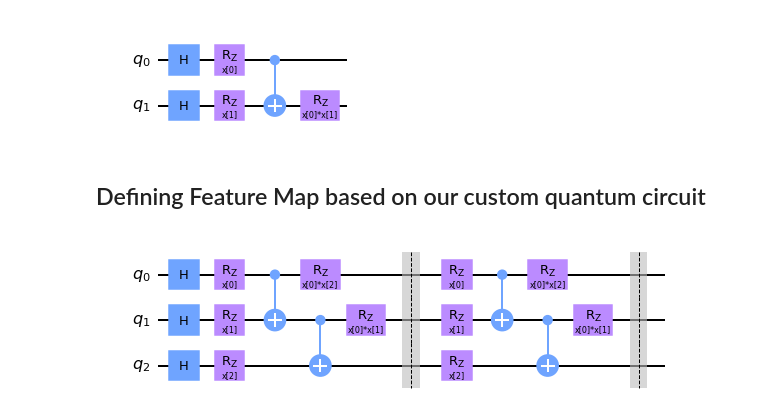
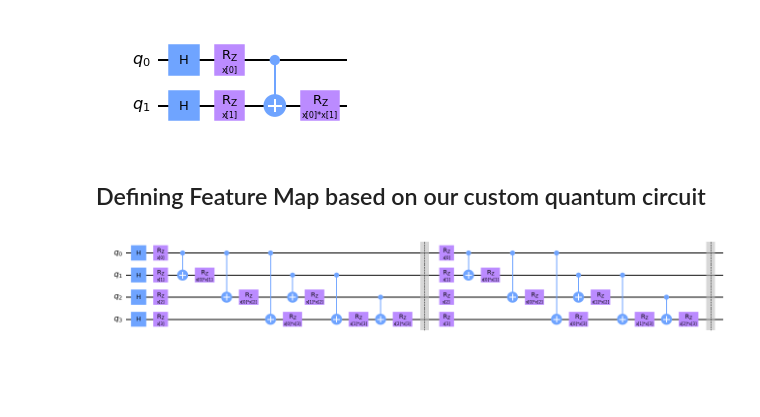
Before and after one commit to adriend1102/QML, a Jupyter notebook: notebooks/quantum_circuit.ipynb, the cells around one changed output. Drawn from its saved outputs; the diff is of its cells as text; code cells hidden in the pictures; blank space fills up the shorter version.

Commit message:
Finnishing quantum circuit
* Implemented custom quantum circuit

```diff
--- a/notebooks/quantum_circuit.ipynb
+++ b/notebooks/quantum_circuit.ipynb
@@ -52,31 +52,30 @@ circuit.draw("mpl")
 # %%
 def custom_q_circuit(num_qubits, reps, params):
     qc = QuantumCircuit(num_qubits)
 
     # Apply the specified number of repetitions
     for qubit in range(num_qubits):
             qc.h(qubit)
 
     for _ in range(reps):
         for qubit in range(num_qubits):
             qc.rz(params[qubit], qubit)
 
-        for qubit in range(num_qubits - 1):
-            qc.cnot(qubit, qubit + 1)
-
-            # TODO: Fix this part
-            qc.rz(params[qubit - 1] * params[qubit], qubit)
+        for qubit in range(1, num_qubits):
+            for prev in range(qubit):
+                qc.cnot(prev, qubit)
+                qc.rz(params[prev] * params[qubit], qubit)
 
         qc.barrier()
 
     return qc
 
-num_qubits = 3
+num_qubits = 4
 reps = 2
 param_vector = ParameterVector("x", num_qubits)  # Modify this list with your parameters
 circuit = custom_q_circuit(num_qubits, reps, param_vector)
 
 # Draw the circuit
-circuit.draw("mpl")
+circuit.draw("mpl", fold=27)
 # %% [output]
-[figure, old version]
+[figure, new version]
```
